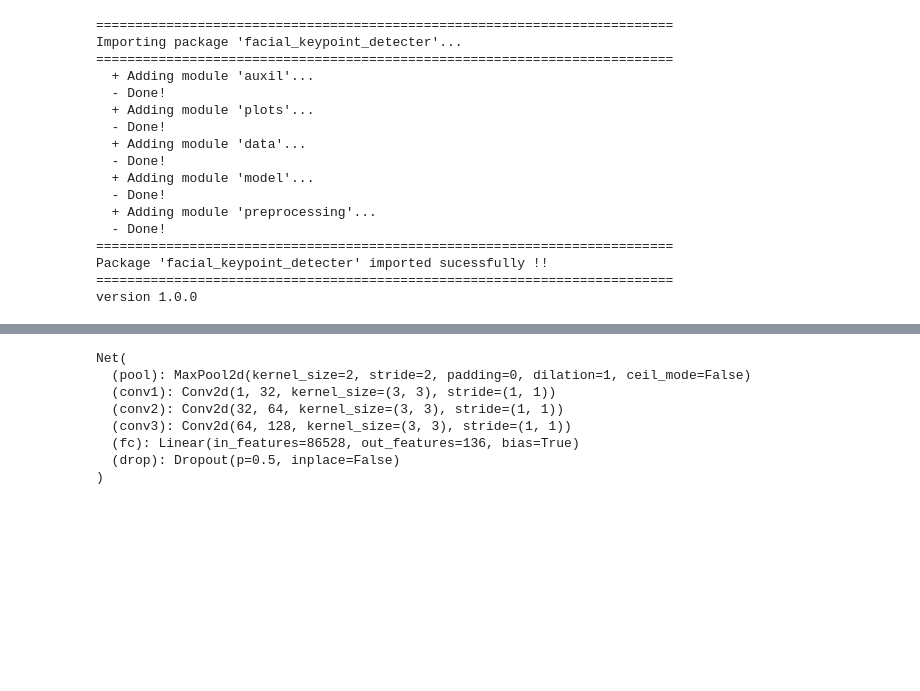
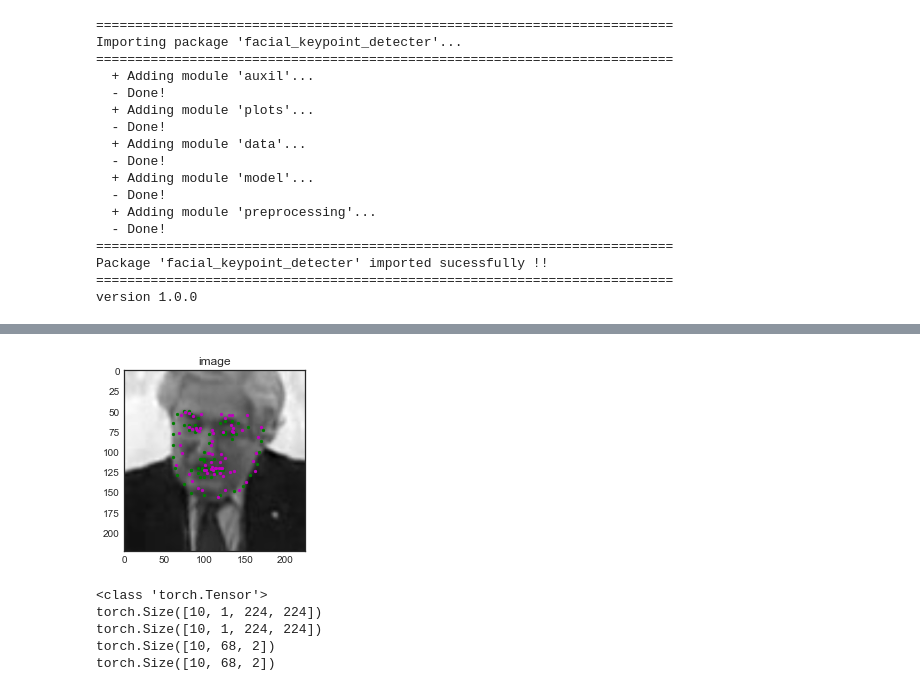
Before and after one commit to ShashankKumbhare/facial-keypoints-detecter, a Jupyter notebook: test_notebook.ipynb, the cells around one changed output, grey strips where cells are left out. Cells and saved outputs as stored; diff of their text form; code cells hidden in the pictures; blank space fills up the shorter version.

```diff
--- a/test_notebook.ipynb
+++ b/test_notebook.ipynb
@@ -29,0 +35,3 @@ Length of dataset:  3462
+# %%
+net = fkd.model.Net()
+net.load_model('saved_models/20221030_20_3con_1fc_drop.pt')
@@ -30,2 +48,10 @@ Length of dataset:  3462
+# %%
+item = fkd.data.datasets.test.preprocessed[0]
+im   = item["image"]
+gts  = item["keypoints"]
+out  = net.forward(im)
+fkd.plots.plot_output(im, out, keypoints_gts = gts)
+# %% [output]
+[figure, added]
 # %%
 # load test data in batches
@@ -35,15 +60,18 @@ test_loader =  fkd.data.DataLoader( face_dataset,
                                     batch_size  = batch_size,
                                     shuffle     = True,
                                     num_workers = 0 )
-# %%
-net = fkd.model.Net()
-net.load_model('saved_models/20221030_19_3con_1fc.pt')
-# %% [output]
-Net(
-  (pool): MaxPool2d(kernel_size=2, stride=2, padding=0, dilation=1, ceil_mode=False)
-  (conv1): Conv2d(1, 32, kernel_size=(3, 3), stride=(1, 1))
-  (conv2): Conv2d(32, 64, kernel_size=(3, 3), stride=(1, 1))
-  (conv3): Conv2d(64, 128, kernel_size=(3, 3), stride=(1, 1))
-  (fc): Linear(in_features=86528, out_features=136, bias=True)
-  (drop): Dropout(p=0.5, inplace=False)
-)
+# %%
+# call the above function
+# returns: test images, test predicted keypoints, test ground truth keypoints
+test_images, test_outputs, gt_pts = net.sample_output(test_loader)
+
+# print out the dimensions of the data to see if they make sense
+print(test_images.data.size())
+print(test_outputs.data.size())
+print(gt_pts.size())
+# %% [output]
+<class 'torch.Tensor'>
+torch.Size([10, 1, 224, 224])
+torch.Size([10, 1, 224, 224])
+torch.Size([10, 68, 2])
+torch.Size([10, 68, 2])
```
Also changed, not shown: parts of 7 cells of this notebook, 5 other files.
